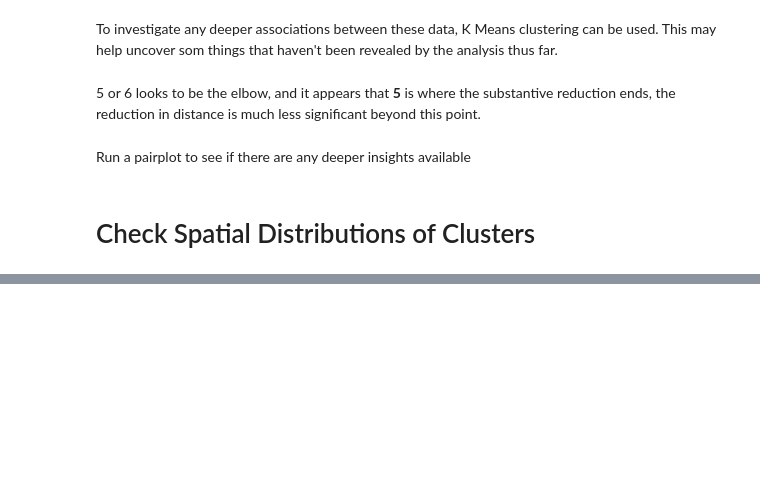
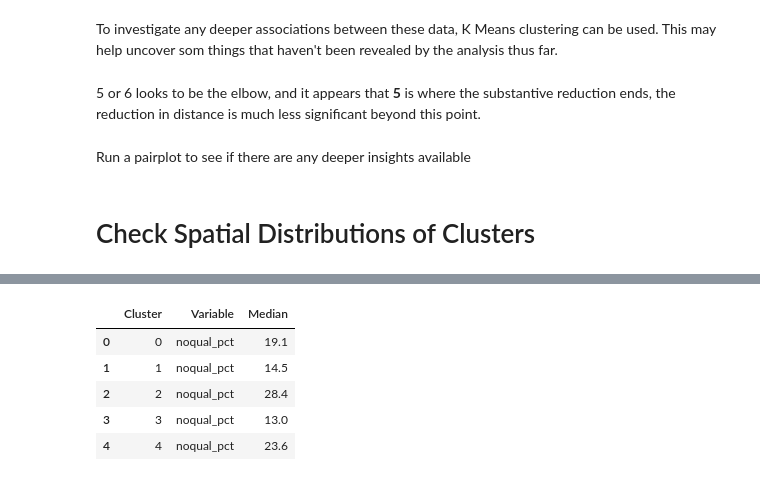
Before and after one commit to PeteH-89/GEOG5003M_Project, a Jupyter notebook: GEOG5003M_Project.ipynb, the cells around one changed output, grey strips where cells are left out. Saved outputs shown, nothing was run; the diff lists cells and outputs as text; code cells hidden in the pictures; blank space fills up the shorter version.

```diff
--- a/GEOG5003M_Project.ipynb
+++ b/GEOG5003M_Project.ipynb
@@ -338,0 +366,16 @@ Earlier initial anal
+# %%
+#melt datafarame to plot
+nnc_cluster_med_plot=pd.melt(nnc_cluster_median, id_vars='cluster',
+                             value_vars=['noqual_pct', 'l1_pct', 'l2_pct', 'apprenticeship_pct',
+                           'l3_pct', 'l4_pct', 'other_pct', 'nodep_dec', '1dim_dec',
+                           '2dim_dec', '3dim_dec'])
+#nnc_cluster_med_plot.info()
+nnc_cluster_med_plot.columns=['Cluster', 'Variable', 'Median']
+nnc_cluster_med_plot.head()
+# %% [output]
+|  | Cluster | Variable | Median |
+| 0 | 0 | noqual_pct | 19.1 |
+| 1 | 1 | noqual_pct | 14.5 |
+| 2 | 2 | noqual_pct | 28.4 |
+| 3 | 3 | noqual_pct | 13.0 |
+| 4 | 4 | noqual_pct | 23.6 |
```
Also changed, not shown: parts of 7 cells of this notebook.
